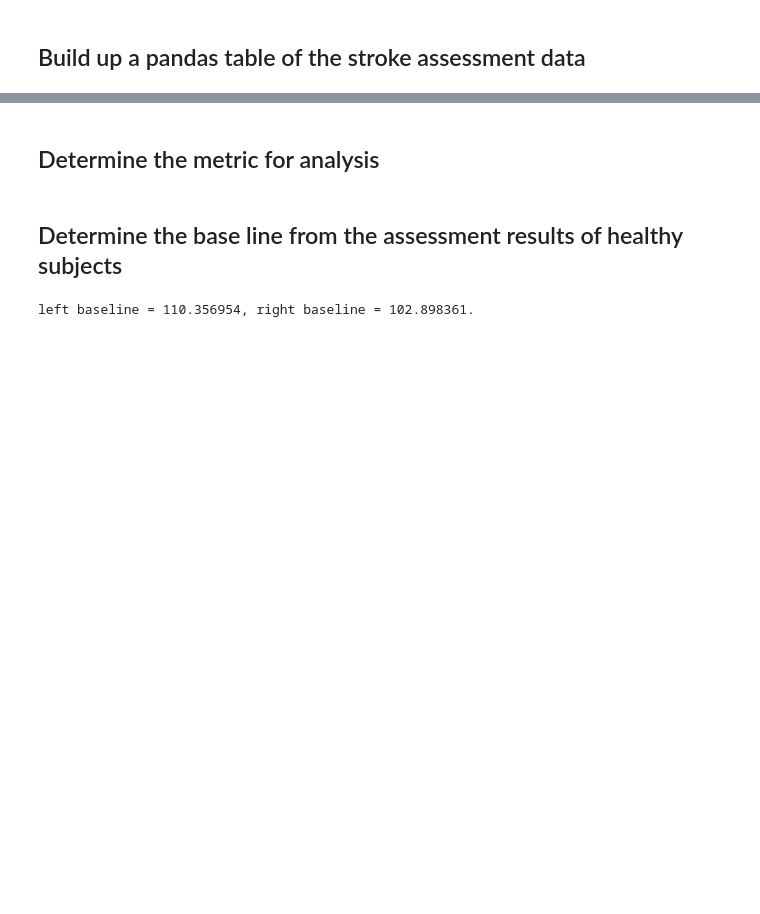
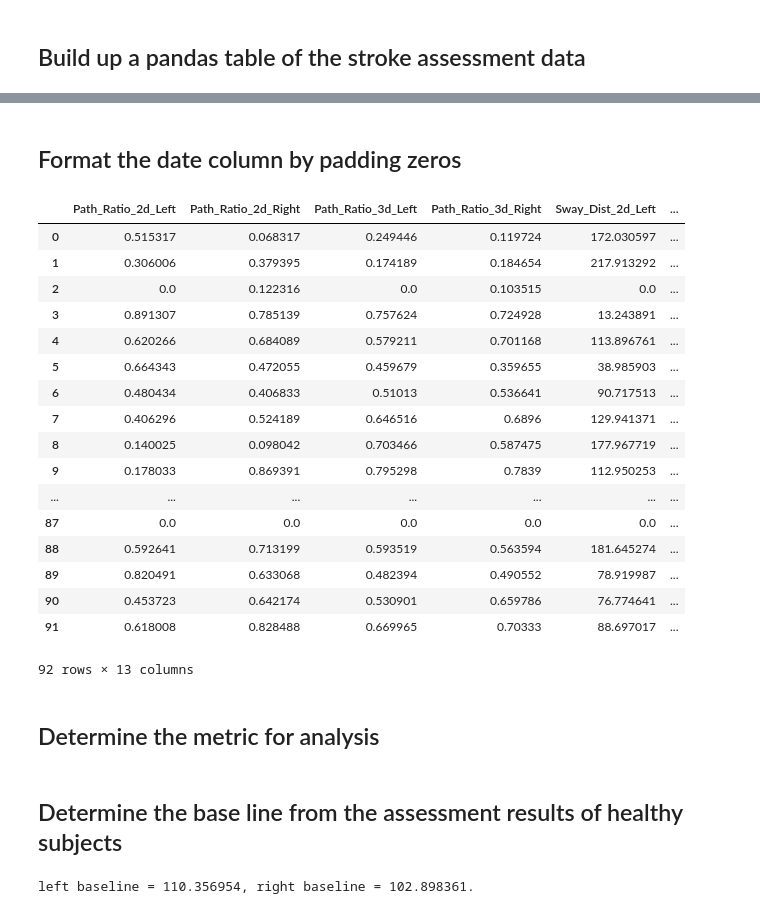
Before and after one commit to MengxuanMa2016/Data_Visualization_Python, a Jupyter notebook: Efficiency_Assessment_Results_Visualization.ipynb, the cells around one changed output, grey strips where cells are left out. Saved outputs shown, nothing was run; the diff lists cells and outputs as text; code cells hidden in the pictures; blank space fills up the shorter version.

```diff
--- a/Efficiency_Assessment_Results_Visualization.ipynb
+++ b/Efficiency_Assessment_Results_Visualization.ipynb
@@ -187,3 +211,39 @@ display(stroke_df[:5])
+# %% [markdown]
+## Format the date column by padding zeros
+# %%
+# sample_dates = ['5-4-2018','5-3-2018','5-12-2019']
+
+def date_format(str):
+  str_split = str.split("-")
+  str_format = str_split[0].zfill(2) + '-' + str_split[1].zfill(2) + '-' + str_split[2].zfill(4)
+
+  return str_format
+
+# format_str = date_format(sample_str[0])
+# print(format_str)
+
+stroke_df['_Date'] = np.asarray(list(map(date_format, stroke_df['_Date'])))
+
+display(stroke_df)
+# %% [output]
+|  | Path_Ratio_2d_Left | Path_Ratio_2d_Right | Path_Ratio_3d_Left | Path_Ratio_3d_Right | Sway_Dist_2d_Left | ... |
+| 0 | 0.515317 | 0.068317 | 0.249446 | 0.119724 | 172.030597 | ... |
+| 1 | 0.306006 | 0.379395 | 0.174189 | 0.184654 | 217.913292 | ... |
+| 2 | 0.0 | 0.122316 | 0.0 | 0.103515 | 0.0 | ... |
+| 3 | 0.891307 | 0.785139 | 0.757624 | 0.724928 | 13.243891 | ... |
+| 4 | 0.620266 | 0.684089 | 0.579211 | 0.701168 | 113.896761 | ... |
+| 5 | 0.664343 | 0.472055 | 0.459679 | 0.359655 | 38.985903 | ... |
+| 6 | 0.480434 | 0.406833 | 0.51013 | 0.536641 | 90.717513 | ... |
+| 7 | 0.406296 | 0.524189 | 0.646516 | 0.6896 | 129.941371 | ... |
+| 8 | 0.140025 | 0.098042 | 0.703466 | 0.587475 | 177.967719 | ... |
+| 9 | 0.178033 | 0.869391 | 0.795298 | 0.7839 | 112.950253 | ... |
+| ... | ... | ... | ... | ... | ... | ... |
+| 87 | 0.0 | 0.0 | 0.0 | 0.0 | 0.0 | ... |
+| 88 | 0.592641 | 0.713199 | 0.593519 | 0.563594 | 181.645274 | ... |
+| 89 | 0.820491 | 0.633068 | 0.482394 | 0.490552 | 78.919987 | ... |
+| 90 | 0.453723 | 0.642174 | 0.530901 | 0.659786 | 76.774641 | ... |
+| 91 | 0.618008 | 0.828488 | 0.669965 | 0.70333 | 88.697017 | ... |
+92 rows × 13 columns
 # %% [markdown]
 ## Determine the metric for analysis
 # %%
```
Also changed, not shown: parts of 15 cells of this notebook.
